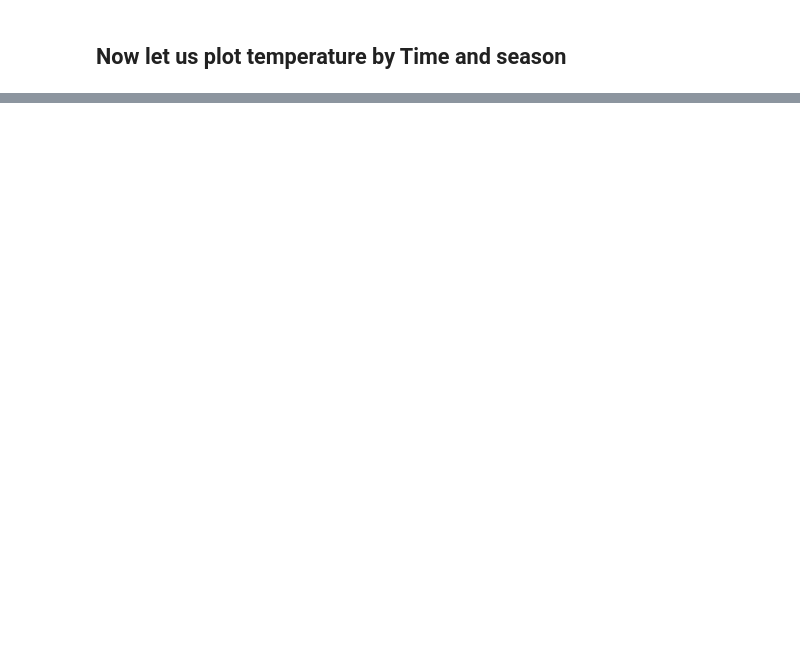
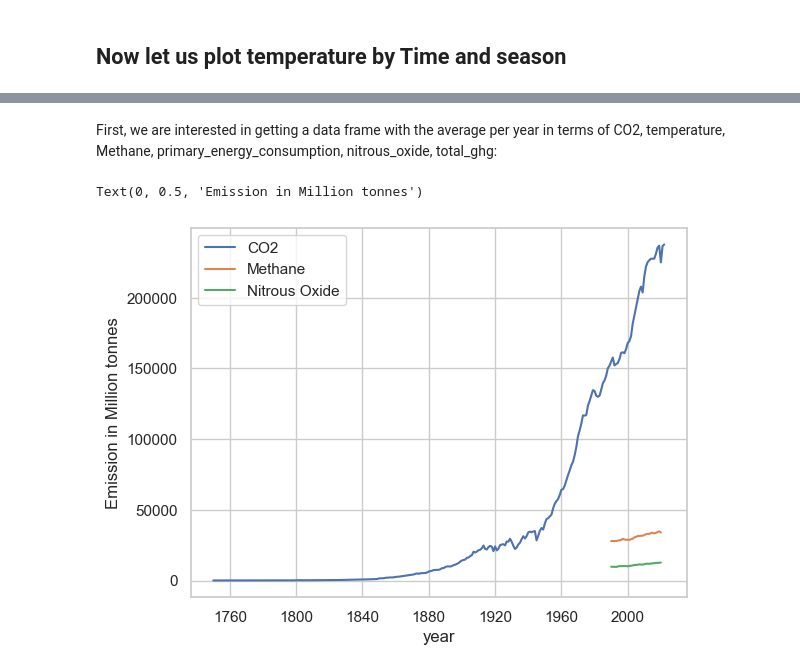
Before and after one commit to shichik07/ClimateAnalysis, a Jupyter notebook: DataExploration/ExploreKaggle.ipynb, the cells around one changed output, grey strips where cells are left out. Cells and saved outputs as stored; diff of their text form; code cells hidden in the pictures; blank space fills up the shorter version.

```diff
--- a/DataExploration/ExploreKaggle.ipynb
+++ b/DataExploration/ExploreKaggle.ipynb
@@ -72,0 +109,4 @@ While on average temperatures rise across the board, looking at the 10th and 90t
+# %%
+CO2_df = pd.read_csv(filepath_or_buffer ="D:\Data\Dropbox\LifeAfter\Datascientest\Climate\Data\CO2_data\owid-co2-data.csv")
+CO2_df['year'] =pd.to_datetime(CO2_df.year, format = '%Y')
+CO2_df.info()
@@ -72,0 +131,18 @@ While on average temperatures rise across the board, looking at the 10th and 90t
+# %% [markdown]
+First, we are interested in getting a data frame with the average per year in terms of CO2, temperature, Methane, primary_energy_consumption, nitrous_oxide, total_ghg:
+# %%
+CO2_df_sum = CO2_df.groupby('year').agg({'co2':'sum',
+                                        'methane':'sum',
+                                        'primary_energy_consumption':'sum',
+                                        'nitrous_oxide':'sum',
+                                        'total_ghg':'sum'}).reset_index()
+CO2_df_sum.tail(10)
+CO2_df_sum[['co2', 'methane', 'primary_energy_consumption', 'nitrous_oxide']] = CO2_df_sum[['co2', 'methane', 'primary_energy_consumption', 'nitrous_oxide']].replace({0:np.nan})
+sns.lineplot(data = CO2_df_sum, x = "year", y = "co2", label = "CO2")
+sns.lineplot(data = CO2_df_sum, x = "year", y = "methane", label = "Methane")
+sns.lineplot(data = CO2_df_sum, x = "year", y = "nitrous_oxide", label = "Nitrous Oxide")
+plt.legend()
+plt.ylabel("Emission in Million tonnes")
+# %% [output]
+Text(0, 0.5, 'Emission in Million tonnes')
+[figure, added]
```
Also changed, not shown: parts of 9 cells of this notebook.
